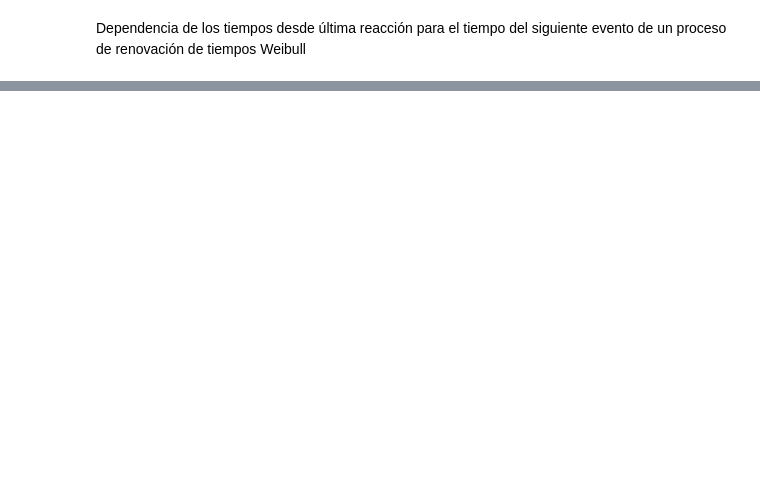
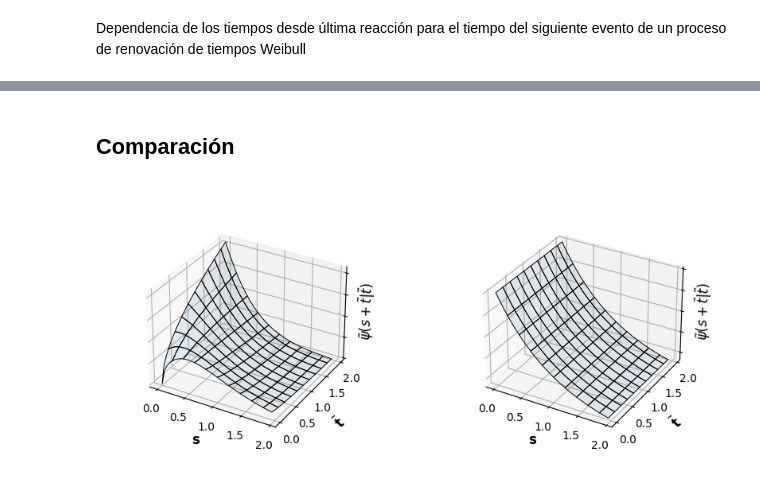
Before and after one commit to JairEsc/Mat_Apl_2, a Jupyter notebook: Weibull_dependencia.ipynb, the cells around one changed output, grey strips where cells are left out. Cells and saved outputs as stored; diff of their text form; code cells hidden in the pictures; blank space fills up the shorter version.

```diff
--- a/Weibull_dependencia.ipynb
+++ b/Weibull_dependencia.ipynb
@@ -19,0 +29,60 @@ plt.show()
+# %% [markdown]
+## Comparación
+# %%
+import matplotlib.pyplot as plt
+import numpy as np
+
+from matplotlib import cm
+from mpl_toolkits.mplot3d.axes3d import get_test_data
+
+# set up a figure twice as wide as it is tall
+fig = plt.figure(figsize=(10,14))
+
+# =============
+# First subplot
+# =============
+# set up the axes for the first plot
+ax = fig.add_subplot(1, 2, 1, projection='3d')
+
+# plot a 3D wireframe like in the example mplot3d/wire3d_demo
+# Make data.
+
+S = np.arange(0, 2, 0.05)
+T = np.arange(0, 2, 0.05)
+S,T = np.meshgrid(S,T)
+l=1
+a=1.5
+Z = l*a*(l*(S+T))**(a-1)*np.exp((l*T)**(a)-(l*(S+T))**(a))
+ax.plot_surface(S,T, Z, edgecolor='black', lw=0.7, rstride=4, cstride=4,
+                alpha=0.1)
+ax.set_xlabel('s',weight='bold',labelpad=6,fontsize=12)
+ax.set_ylabel(r'$\bf{\tilde{t}}$',labelpad=10,fontsize=12)
+ax.set_zlim3d()
+ax.set_zlabel(r'$\tilde{\psi} (s+\tilde{t}|\tilde{t})$',labelpad=-6,fontsize=12,weight = 'bold')
+ax.set_zticklabels([])
+# Make data.
+ax.set_box_aspect(aspect=None, zoom=0.8)
+
+# ==============
+# Second subplot
+# ==============
+# set up the axes for the second plot
+ax = fig.add_subplot(1, 2, 2, projection='3d',)
+
+# plot a 3D wireframe like in the example mplot3d/wire3d_demo
+# Make data.
+l=1
+Z = l*np.exp(-l*S)
+ax.plot_surface(S,T, Z, edgecolor='black', lw=0.7, rstride=4, cstride=4,
+                alpha=0.1)
+ax.set_xlabel('s',weight='bold',labelpad=6,fontsize=12)
+ax.set_ylabel(r'$\bf{\tilde{t}}$',labelpad=10,fontsize=12)
+ax.set_zlim3d()
+ax.set_zlabel(r'$\tilde{\psi} (s+\tilde{t}|\tilde{t})$',labelpad=-6,fontsize=12,weight = 'bold')
+ax.set_zticklabels([])
+# Make data.
+ax.set_box_aspect(aspect=None, zoom=0.8)
+#plt.savefig('myfile.png', bbox_inches="tight")
+plt.show()
+# %% [output]
+[figure, added]
```
Also changed, not shown: parts of 3 cells of this notebook.
